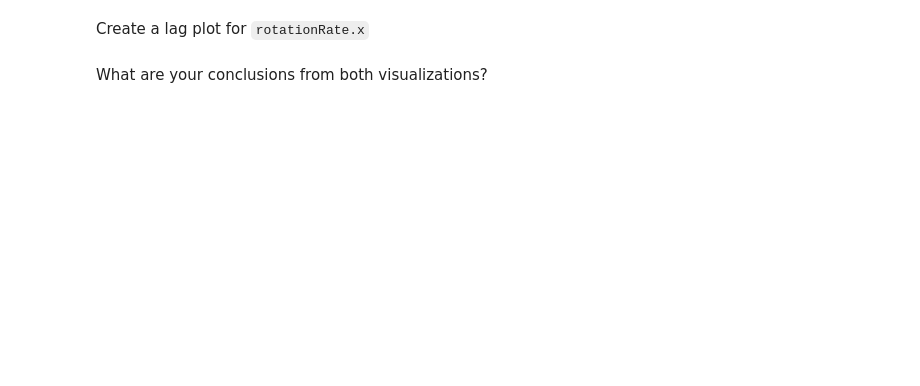
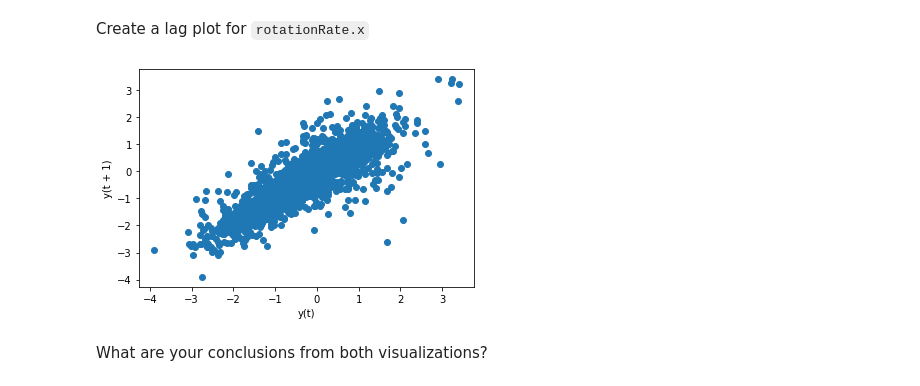
Before and after one commit to Ironhack-Data-Madrid-Abril-2021/lab_time_series, a Jupyter notebook: your-code/main.ipynb, the cells around one changed output. Saved outputs shown, nothing was run; the diff lists cells and outputs as text; code cells hidden in the pictures; blank space fills up the shorter version.

```diff
--- a/your-code/main.ipynb
+++ b/your-code/main.ipynb
@@ -92,5 +136,9 @@ To model our data, we should look at a few assumptions. First, let's plot the `l
 Create a lag plot for `rotationRate.x`
 # %%
 # Your code here:
+
+lag_plot(sensor['rotationRate.x']);
+# %% [output]
+[figure, added]
 # %% [markdown]
 What are your conclusions from both visualizations?
```
Also changed, not shown: parts of 20 cells of this notebook.
